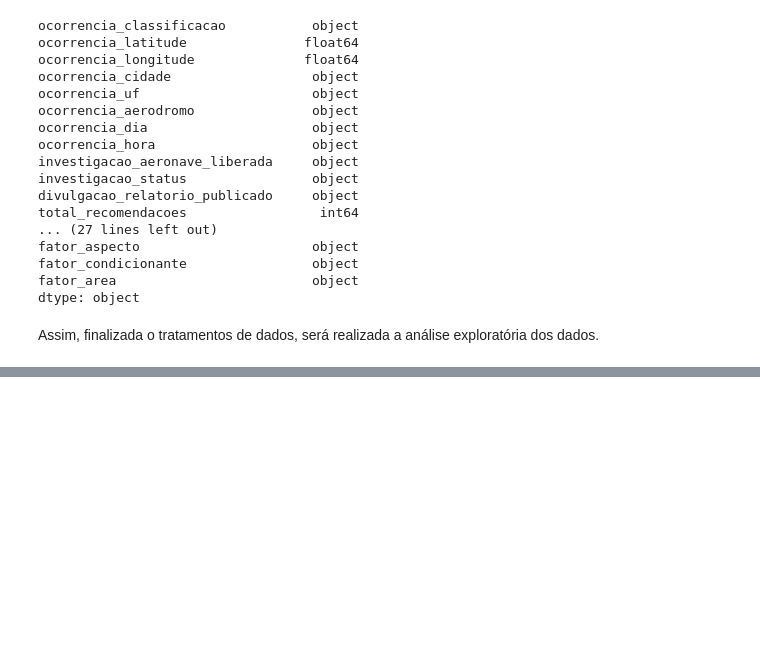
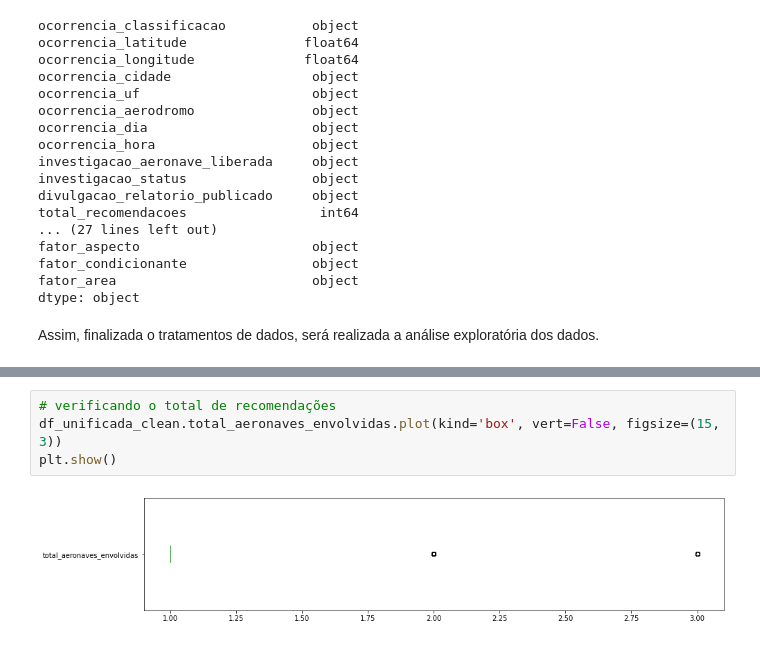
Before and after one commit to guilherme-beserra/TCC---PUC-Minas, a Jupyter notebook: Classificação_para_predição_de_vítima_fatal_em_acidente_aéreo.ipynb, the cells around one changed output, grey strips where cells are left out. Saved outputs shown, nothing was run; the diff lists cells and outputs as text; blank space fills up the shorter version.

```diff
--- a/Classificação_para_predição_de_vítima_fatal_em_acidente_aéreo.ipynb
+++ b/Classificação_para_predição_de_vítima_fatal_em_acidente_aéreo.ipynb
@@ -913,0 +995,6 @@ Assim, finalizada o tratamentos de dados, será realizada a análise exploratór
+# %%
+# verificando o total de recomendações
+df_unificada_clean.total_aeronaves_envolvidas.plot(kind='box', vert=False, figsize=(15, 3))
+plt.show()
+# %% [output]
+[figure, added]
```
Also changed, not shown: parts of 18 cells of this notebook.
